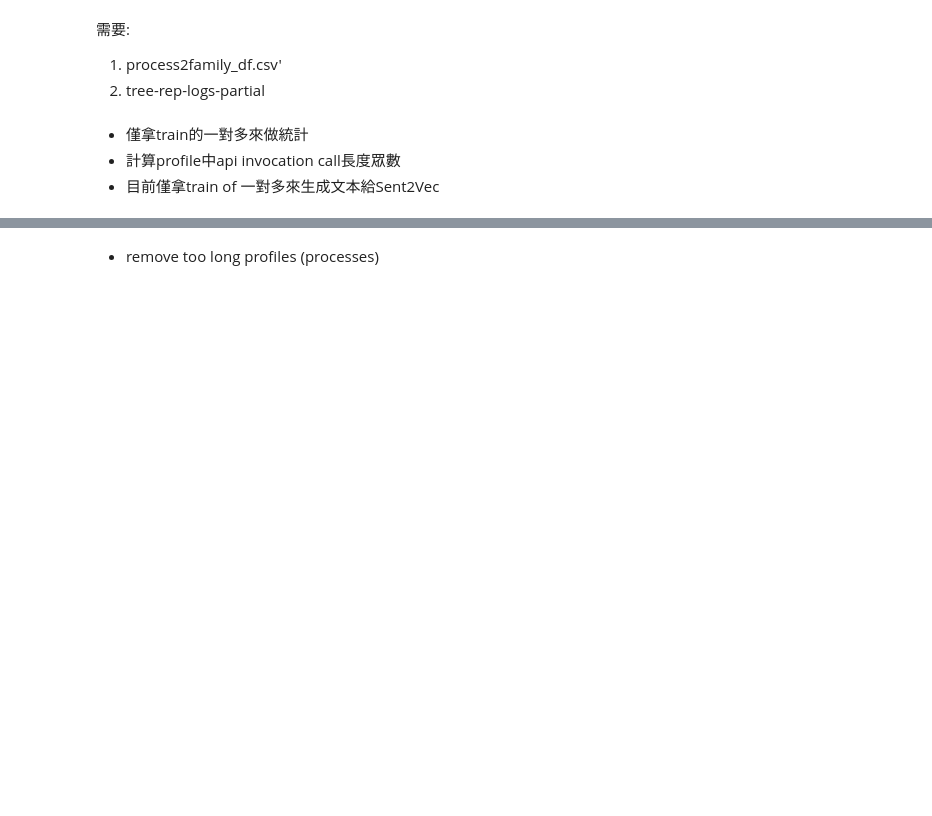
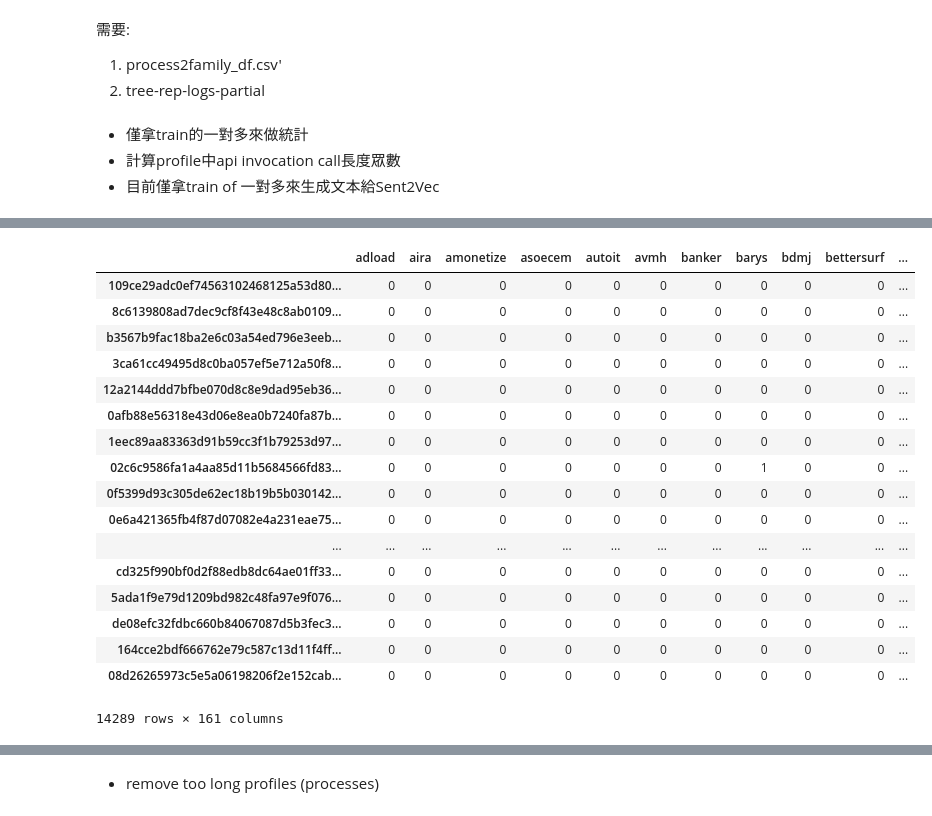
Before and after one commit to tychen5/NTU_ANTS-lab, a Jupyter notebook: seqgen_famclf/01.DataStatistics_filterOut.ipynb, the cells around one changed output, grey strips where cells are left out. Drawn from its saved outputs; the diff is of its cells as text; code cells hidden in the pictures; blank space fills up the shorter version.

```diff
--- a/seqgen_famclf/01.DataStatistics_filterOut.ipynb
+++ b/seqgen_famclf/01.DataStatistics_filterOut.ipynb
@@ -33,0 +229,30 @@ from distutils.dir_util import copy_tree
+# %%
+aliases_li = []
+all_process_fam = []
+for a,b in it.combinations(name_df_aliases.columns.tolist(),2):
+    score = jaccard_score(name_df_aliases.loc[:,a].values , name_df_aliases.loc[:,b].values)
+    if score > 0.25:
+        print(a,b,score)
+        if (a in all_process_fam) and (b not in all_process_fam):
+            for aliases in aliases_li:
+                if a in aliases:
+                    aliases_li.remove(aliases)
+                    aliases.append(b)
+                    aliases_li.append(aliases)
+                    all_process_fam.append(b)
+        elif (b in all_process_fam) and (b not in all_process_fam):
+            for aliases in aliases_li:
+                if b in aliases:
+                    aliases_li.remove(aliases)
+                    aliases.append(a)
+                    aliases_li.append(aliases)
+                    all_process_fam.append(a)
+        elif (a in all_process_fam) and (b in all_process_fam):
+            pass
+        else:
+            aliases_li.append([a,b])
+            all_process_fam.append(b)
+            all_process_fam.append(a)
+# ['allaple','rahack']
+# []
+aliases_li
@@ -33,0 +294,28 @@ from distutils.dir_util import copy_tree
+# %%
+name_df_aliases_temp = name_df_aliases
+# %%
+for aliases in aliases_li:
+    new_name = aliases[0]+'_'+aliases[1]
+    name_df_aliases_temp[new_name] = name_df_aliases_temp[aliases].sum(axis=1)
+    name_df_aliases_temp[new_name][name_df_aliases_temp[new_name] > 1] = 1
+    name_df_aliases_temp = name_df_aliases_temp.drop(aliases,axis=1,inplace=False)
+# name_df_aliases_temp
+# %% [output]
+|  | adload | aira | amonetize | asoecem | autoit | avmh | banker | barys | bdmj | bettersurf | ... |
+| 109ce29adc0ef74563102468125a53d80... | 0 | 0 | 0 | 0 | 0 | 0 | 0 | 0 | 0 | 0 | ... |
+| 8c6139808ad7dec9cf8f43e48c8ab0109... | 0 | 0 | 0 | 0 | 0 | 0 | 0 | 0 | 0 | 0 | ... |
+| b3567b9fac18ba2e6c03a54ed796e3eeb... | 0 | 0 | 0 | 0 | 0 | 0 | 0 | 0 | 0 | 0 | ... |
+| 3ca61cc49495d8c0ba057ef5e712a50f8... | 0 | 0 | 0 | 0 | 0 | 0 | 0 | 0 | 0 | 0 | ... |
+| 12a2144ddd7bfbe070d8c8e9dad95eb36... | 0 | 0 | 0 | 0 | 0 | 0 | 0 | 0 | 0 | 0 | ... |
+| 0afb88e56318e43d06e8ea0b7240fa87b... | 0 | 0 | 0 | 0 | 0 | 0 | 0 | 0 | 0 | 0 | ... |
+| 1eec89aa83363d91b59cc3f1b79253d97... | 0 | 0 | 0 | 0 | 0 | 0 | 0 | 0 | 0 | 0 | ... |
+| 02c6c9586fa1a4aa85d11b5684566fd83... | 0 | 0 | 0 | 0 | 0 | 0 | 0 | 1 | 0 | 0 | ... |
+| 0f5399d93c305de62ec18b19b5b030142... | 0 | 0 | 0 | 0 | 0 | 0 | 0 | 0 | 0 | 0 | ... |
+| 0e6a421365fb4f87d07082e4a231eae75... | 0 | 0 | 0 | 0 | 0 | 0 | 0 | 0 | 0 | 0 | ... |
+| ... | ... | ... | ... | ... | ... | ... | ... | ... | ... | ... | ... |
+| cd325f990bf0d2f88edb8dc64ae01ff33... | 0 | 0 | 0 | 0 | 0 | 0 | 0 | 0 | 0 | 0 | ... |
+| 5ada1f9e79d1209bd982c48fa97e9f076... | 0 | 0 | 0 | 0 | 0 | 0 | 0 | 0 | 0 | 0 | ... |
+| de08efc32fdbc660b84067087d5b3fec3... | 0 | 0 | 0 | 0 | 0 | 0 | 0 | 0 | 0 | 0 | ... |
+| 164cce2bdf666762e79c587c13d11f4ff... | 0 | 0 | 0 | 0 | 0 | 0 | 0 | 0 | 0 | 0 | ... |
+| 08d26265973c5e5a06198206f2e152cab... | 0 | 0 | 0 | 0 | 0 | 0 | 0 | 0 | 0 | 0 | ... |
+14289 rows × 161 columns
```
Also changed, not shown: parts of 36 cells of this notebook, 3 other files.
